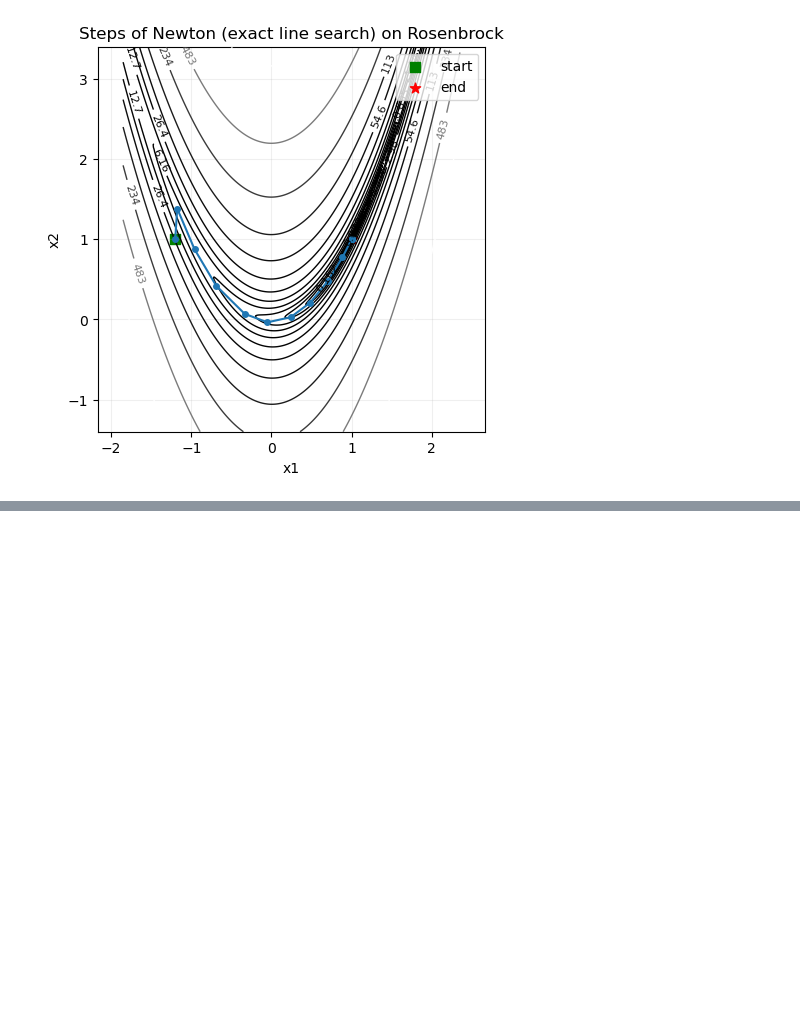
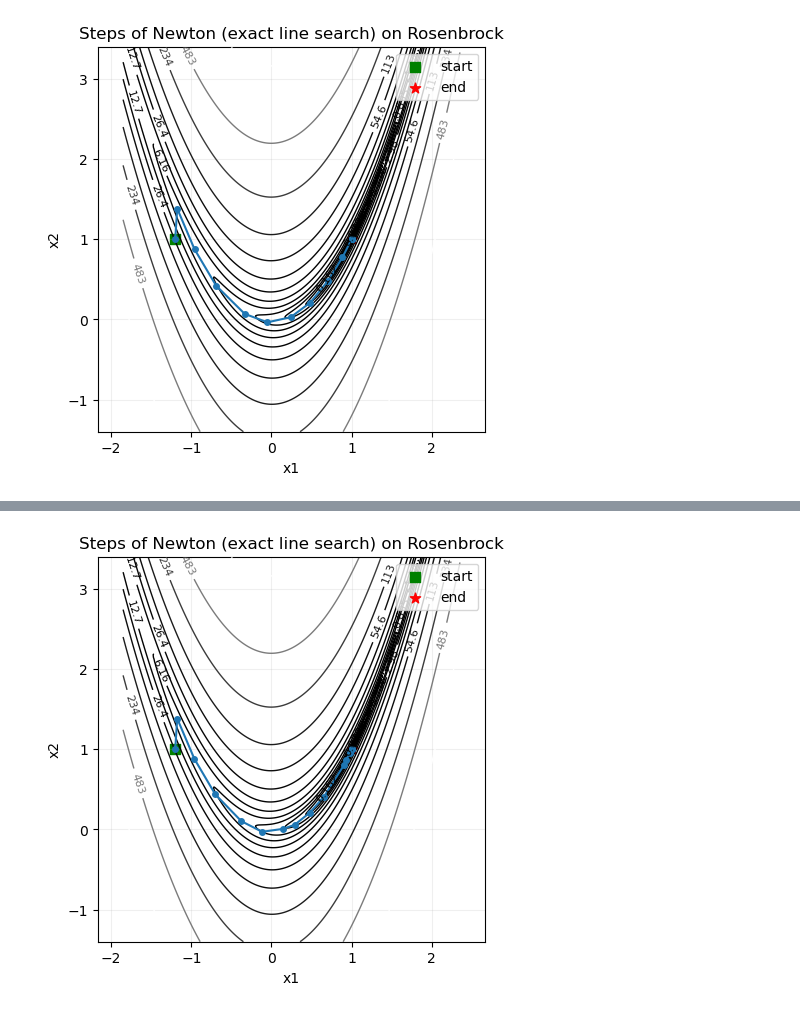
Before and after one commit to Jia0603/Optimization_Problems, a Jupyter notebook: Implementation.ipynb, the cells around one changed output, grey strips where cells are left out. Cells and saved outputs as stored; diff of their text form; code cells hidden in the pictures; blank space fills up the shorter version.

Commit message:
task67

```diff
--- a/Implementation.ipynb
+++ b/Implementation.ipynb
@@ -94,3 +94,15 @@ plt.grid(True, alpha=0.2)
 plt.show()
 # %% [output]
 [figure]
+# %%
+#task 6: inexact line search
+problem = OptimizationProblem(rosenbrock, rosenbrock_grad)
+opt_exact = NewtonOptimizer(problem, line_search_type='inexact', tol=1e-6, max_iter=500)
+
+x0 = np.array([-1.2, 1.0], dtype=float)
+x_star = opt_exact.solve(x0)
+
+print(f"Initialization: {x0}")
+print(f"Optimization: {x_star}")
+print(f"F(x_best): {rosenbrock(x_star)}")
+print(f"Iterations: {opt_exact.iter_info['iter']}")
@@ -96,0 +121,42 @@ plt.show()
+# %%
+# Task 7: Visualization: contour plot + iteration path (Fig.1 right style)
+import numpy as np
+import matplotlib.pyplot as plt
+
+# 采样区域可根据初值与路径自动扩展
+xs = np.array(opt_exact.iter_info['x'])  # shape: (k, 2)
+
+x_min = min(xs[:, 0].min(), -1.5)
+x_max = max(xs[:, 0].max(), 2.0)
+y_min = min(xs[:, 1].min(), -1.0)
+y_max = max(xs[:, 1].max(), 3.0)
+
+pad_x = 0.1 * (x_max - x_min)
+pad_y = 0.1 * (y_max - y_min)
+
+xlin = np.linspace(x_min - pad_x, x_max + pad_x, 300)
+ylin = np.linspace(y_min - pad_y, y_max + pad_y, 300)
+X, Y = np.meshgrid(xlin, ylin)
+Z = 100.0 * (Y - X**2)**2 + (1.0 - X)**2
+
+plt.figure(figsize=(5, 5))
+# 使用对数等高线，突出走势
+levels = np.logspace(-3, 3, 20)
+CS = plt.contour(X, Y, Z, levels=levels, cmap='gray', linewidths=1)
+plt.clabel(CS, inline=1, fontsize=8, fmt='%.3g')
+
+# 叠加迭代轨迹
+plt.plot(xs[:, 0], xs[:, 1], '-o', color='tab:blue', markersize=4, linewidth=1.5)
+# 标注起点与终点
+plt.scatter(xs[0, 0], xs[0, 1], c='green', s=60, marker='s', label='start')
+plt.scatter(xs[-1, 0], xs[-1, 1], c='red', s=60, marker='*', label='end')
+
+plt.xlabel('x1')
+plt.ylabel('x2')
+plt.title('Steps of Newton (exact line search) on Rosenbrock')
+plt.legend()
+plt.axis('equal')
+plt.grid(True, alpha=0.2)
+plt.show()
+# %% [output]
+[figure, added]
```
Also changed, not shown: parts of 5 cells of this notebook, 2 other files.
